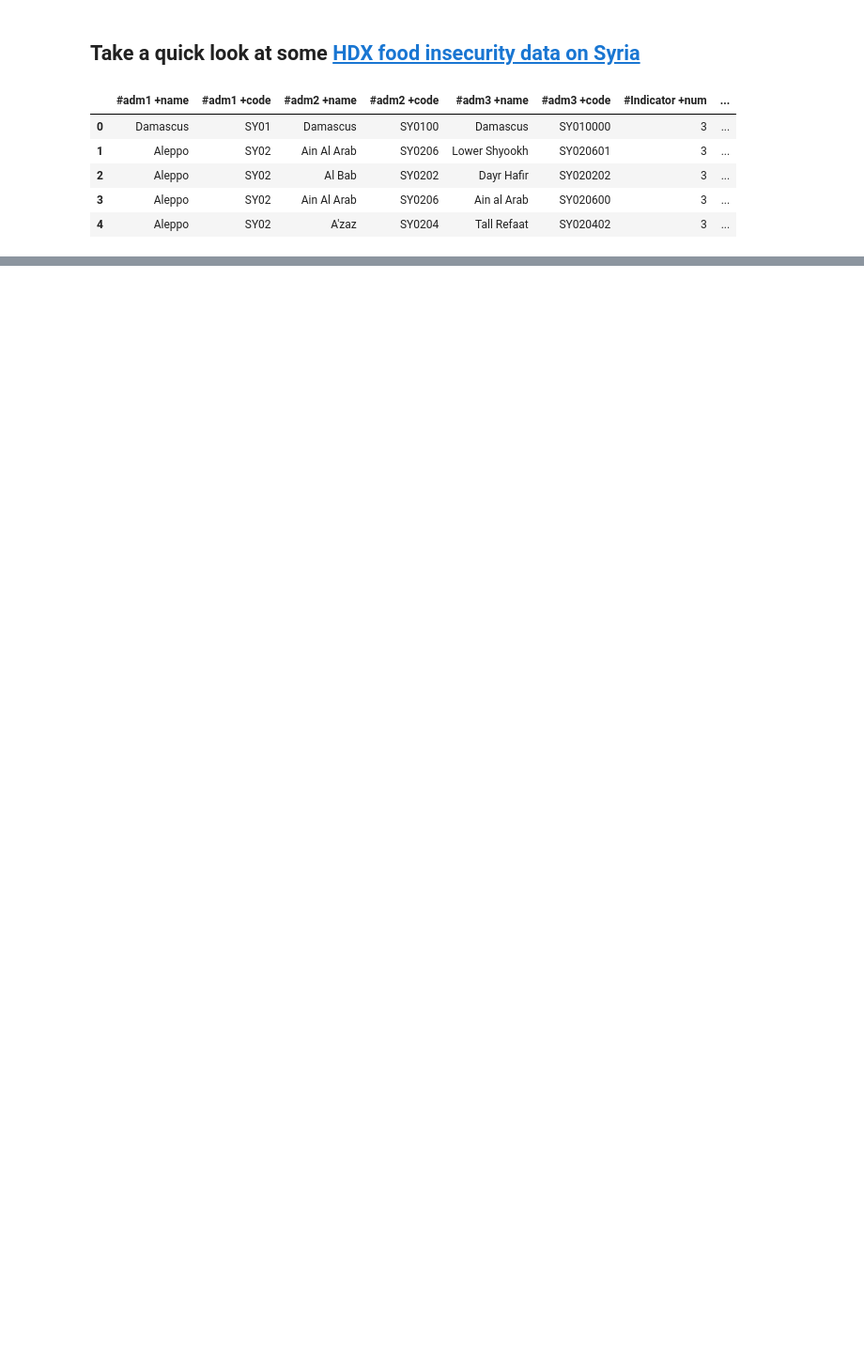
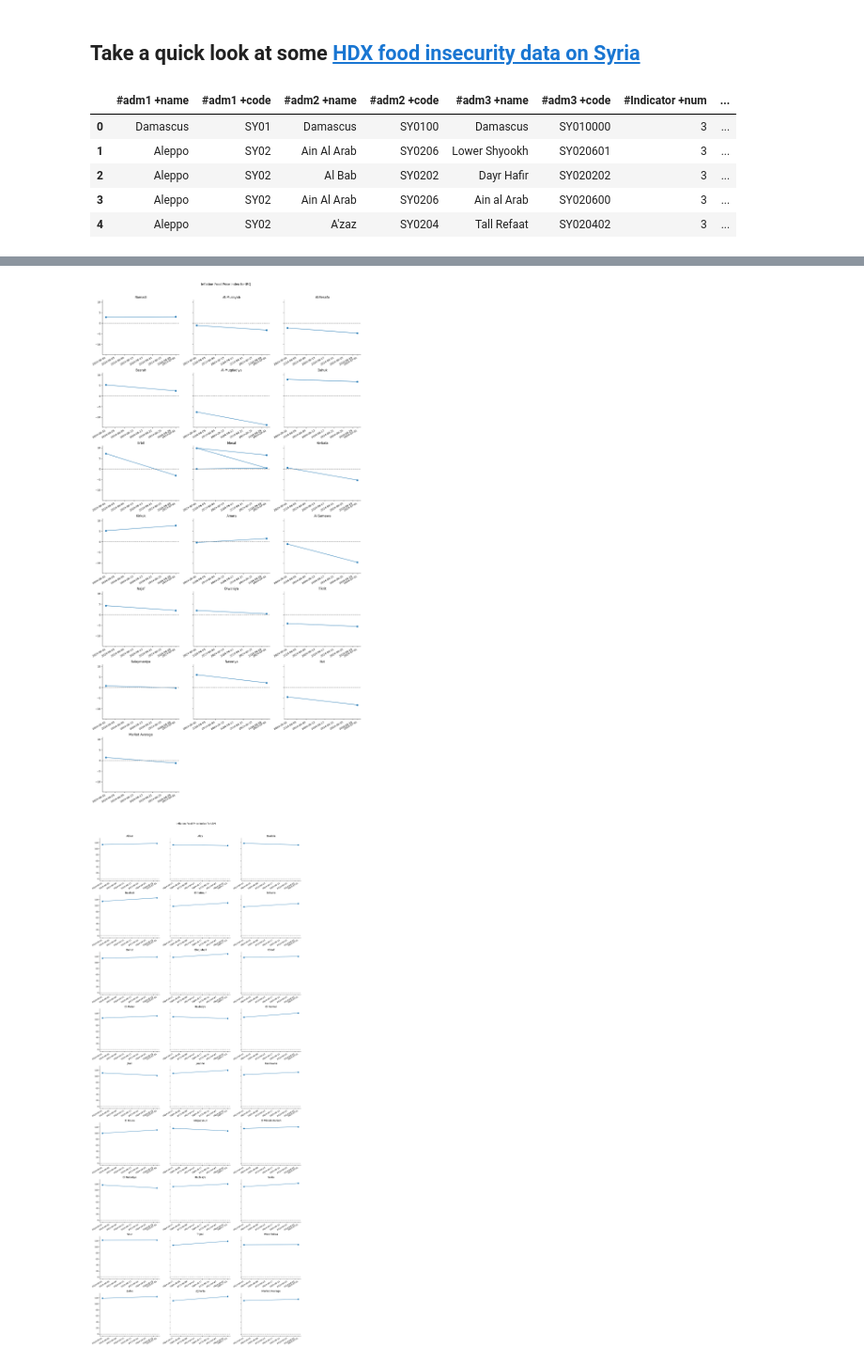
Before and after one commit to alexrutherford/dime_take_home, a Jupyter notebook: notebooks/03_validation.ipynb, the cells around one changed output, grey strips where cells are left out. Shown at 94% size. Cells and saved outputs as stored; diff of their text form; code cells hidden in the pictures; blank space fills up the shorter version.

```diff
--- a/notebooks/03_validation.ipynb
+++ b/notebooks/03_validation.ipynb
@@ -25,0 +126,2 @@ get_locations_from_text(test_article,locations_lookup=locations_dict_en_reversed
+# %%
+df = df[df['DATES'].isin( ['2024-06-01','2024-07-01'])]
@@ -25,0 +175,3 @@ get_locations_from_text(test_article,locations_lookup=locations_dict_en_reversed
+# %%
+df = df.dropna(axis=1, how='all')
+# Drop the null columns
@@ -25,0 +182,3 @@ get_locations_from_text(test_article,locations_lookup=locations_dict_en_reversed
+# %%
+df = df.loc[:, df.isnull().mean() < 0.8]
+# Drop the 80% or more null columns
@@ -25,0 +237,3 @@ get_locations_from_text(test_article,locations_lookup=locations_dict_en_reversed
+# %%
+df['DATES'] = pd.to_datetime(df['DATES'])
+df.set_index('DATES', inplace=True)
@@ -25,0 +244,37 @@ get_locations_from_text(test_article,locations_lookup=locations_dict_en_reversed
+# %%
+import matplotlib.pyplot as plt
+
+for iso in df['ISO3'].unique():
+    admin1_list = df[df['ISO3'] == iso]['adm2_name'].unique()
+    n = len(admin1_list)
+    ncols = 3  # adjust as needed
+    nrows = (n + ncols - 1) // ncols
+
+    fig, axes = plt.subplots(nrows=nrows, ncols=ncols, figsize=(5*ncols, 4*nrows), sharey=True)
+    axes = axes.flatten()
+
+    for ax, admin1 in zip(axes, admin1_list):
+        group = df[(df['ISO3'] == iso) & (df['adm2_name'] == admin1)]
+        group.plot(
+            y='inflation_food_price_index',
+            ax=ax,
+            style='o-',
+            title=f"{iso} - {admin1}",
+            legend=False
+        )
+        ax.spines['top'].set_visible(False)
+        ax.spines['right'].set_visible(False)
+        ax.axhline(0, linestyle='--', color='grey')
+        ax.set_xlabel('')
+        ax.set_title(admin1)
+
+    # Hide unused axes
+    for ax in axes[len(admin1_list):]:
+        ax.set_visible(False)
+
+    plt.tight_layout()
+    plt.suptitle(f"Inflation Food Price Index for {iso}", y=1.02)
+    plt.show()
+# %% [output]
+[figure, added]
+[figure, added]
```
Also changed, not shown: parts of 37 cells of this notebook, 8 other files.
